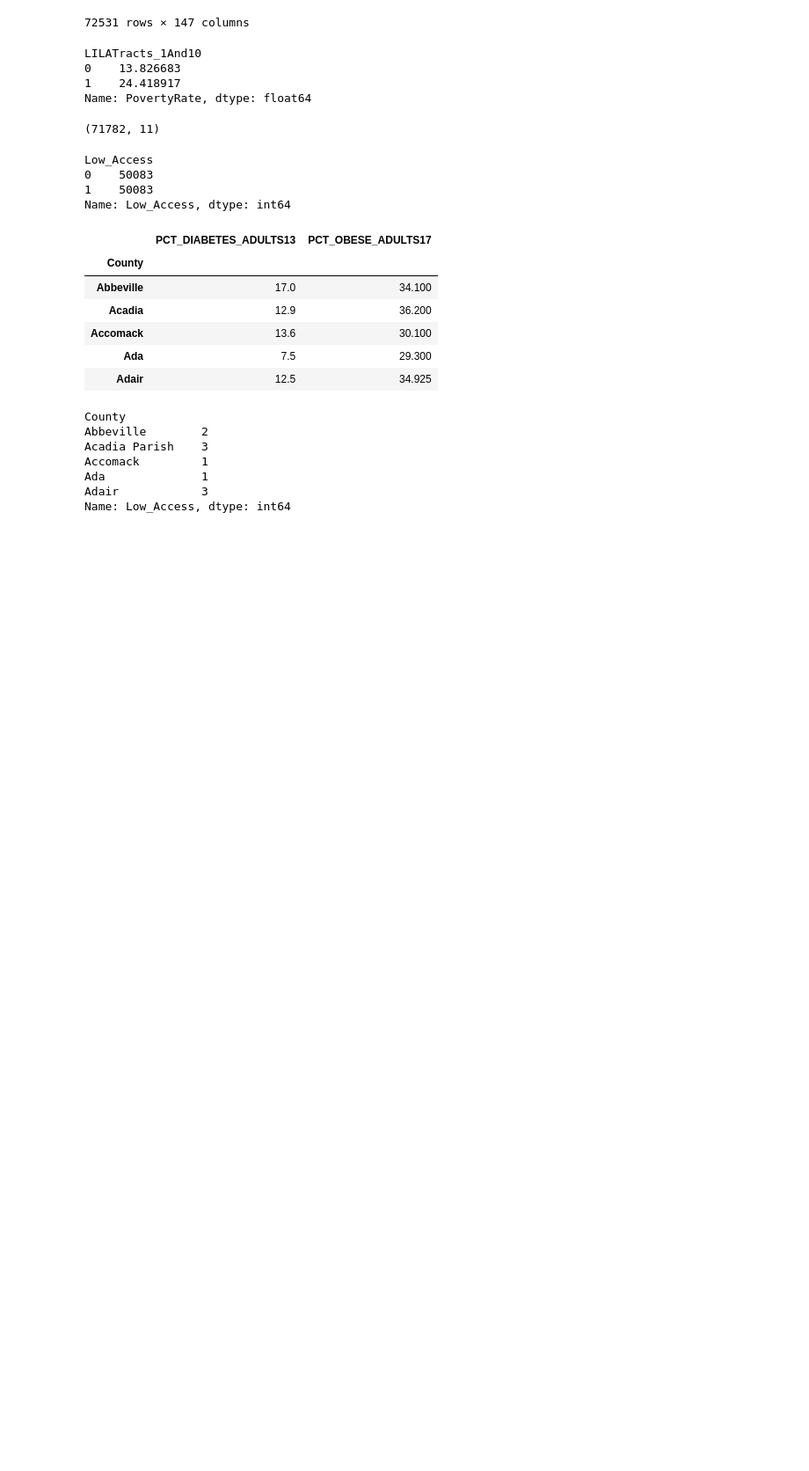
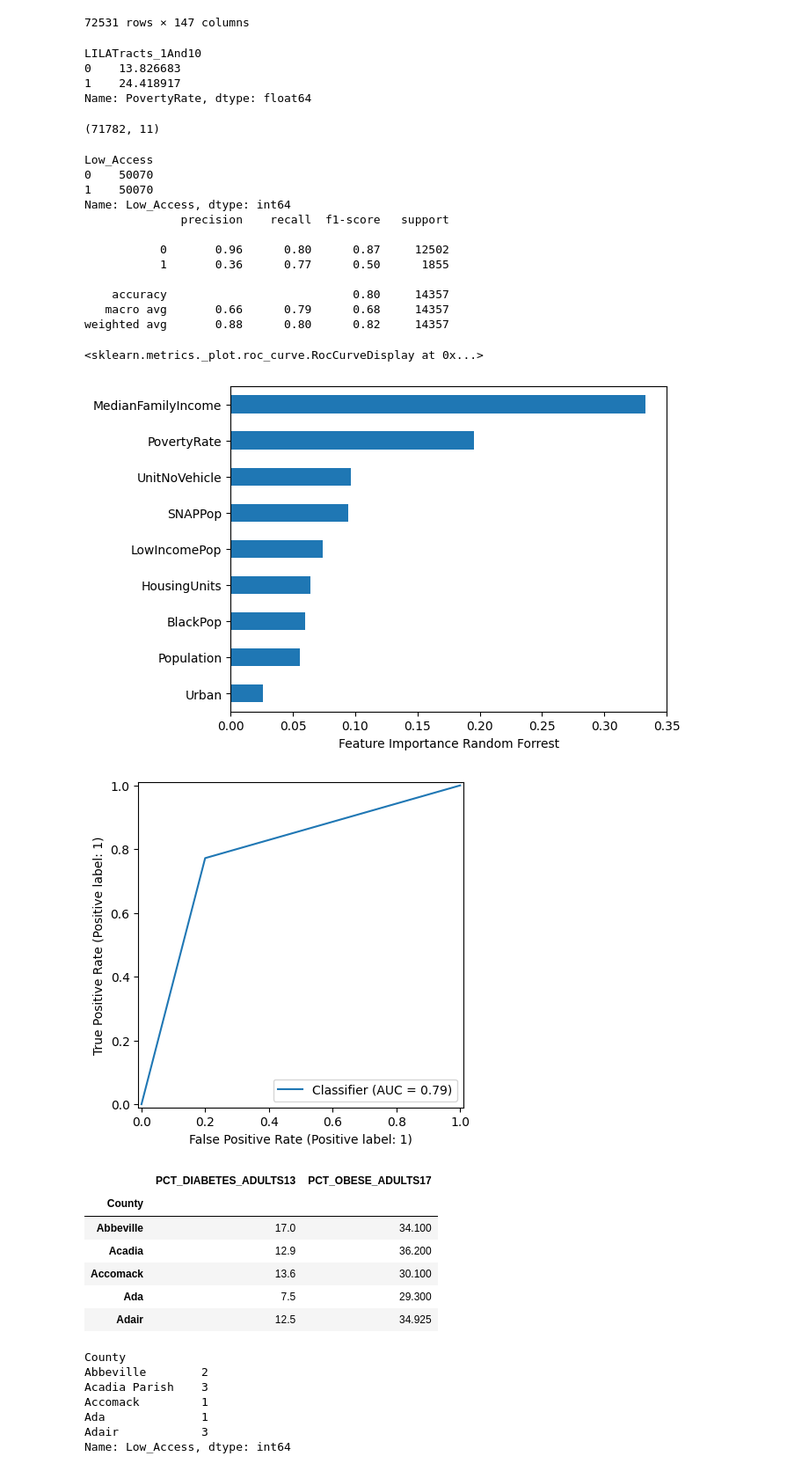
Before and after one commit to hungqbui/RiceDatathon25, a Jupyter notebook: 2019.ipynb, the cells around one changed output. Shown at 88% size. Saved outputs shown, nothing was run; the diff lists cells and outputs as text; code cells hidden in the pictures; blank space fills up the shorter version.

```diff
--- a/2019.ipynb
+++ b/2019.ipynb
@@ -64,41 +64,52 @@ processed.shape
 # %% [output]
 (71782, 11)
 # %%
-from sklearn.preprocessing import MinMaxScaler
+from sklearn.preprocessing import StandardScaler
 from sklearn.model_selection import train_test_split
 from sklearn.ensemble import RandomForestClassifier
 from sklearn.linear_model import LogisticRegression
 from sklearn.metrics import accuracy_score, classification_report, RocCurveDisplay
 from imblearn.over_sampling import SMOTE
 
 X_train, X_test, y_train, y_test = train_test_split(X, y, test_size=0.2)
 
 smote = SMOTE(random_state=42)
-mm = MinMaxScaler()
+mm = StandardScaler()
 
 X_train = mm.fit_transform(X_train)
 X_test = mm.transform(X_test)
 
 X_train, y_train = smote.fit_resample(X_train, y_train)
 
 print(y_train.groupby(y_train).count())
 
-rf = RandomForestClassifier(n_estimators=400, max_depth=16, random_state=42)
+rf = RandomForestClassifier(n_estimators=150, max_depth=8, random_state=42)
 
 rf.fit(X_train, y_train)
 
 pd.Series(rf.feature_importances_, index=X.columns).sort_values().plot(kind='barh')
 plt.xlabel("Feature Importance Random Forrest")
 
 
 y_pred = rf.predict(X_test)
 print(classification_report(y_test, y_pred))
 RocCurveDisplay.from_predictions(y_test, y_pred)
 # %% [output]
 Low_Access
-0    50083
-1    50083
+0    50070
+1    50070
 Name: Low_Access, dtype: int64
+              precision    recall  f1-score   support
+
+           0       0.96      0.80      0.87     12502
+           1       0.36      0.77      0.50      1855
+
+    accuracy                           0.80     14357
+   macro avg       0.66      0.79      0.68     14357
+weighted avg       0.88      0.80      0.82     14357
+<sklearn.metrics._plot.roc_curve.RocCurveDisplay at 0x...>
+[figure, added]
+[figure, added]
 # %%
 df_health = pd.read_csv('./dataset/HEALTH.csv')
 
```
Also changed, not shown: parts of 7 cells of this notebook, 1 other file.
